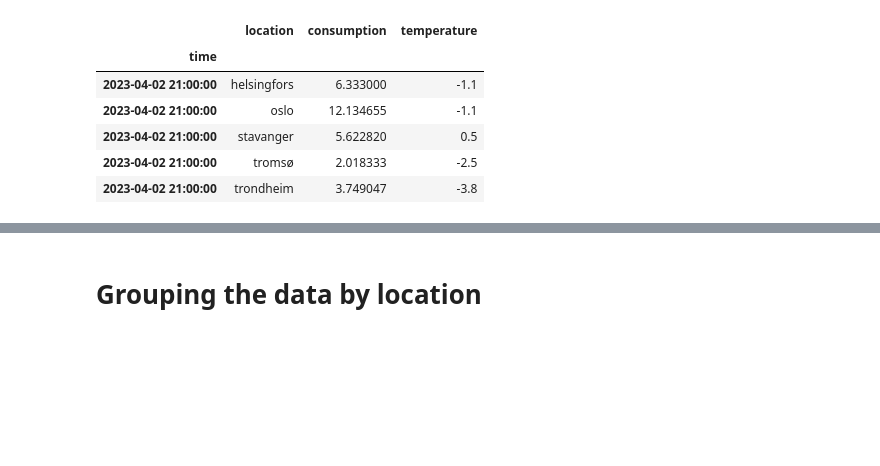
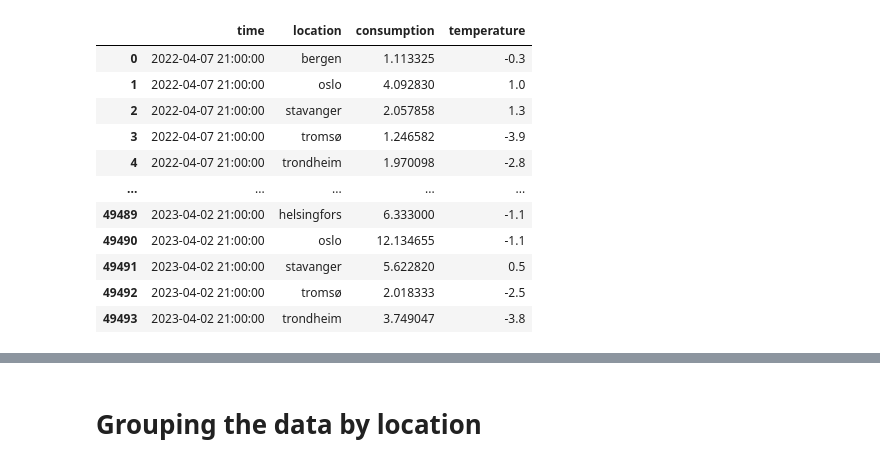
Before and after one commit to axelandreassen/ANEO_Data_Science, a Jupyter notebook: plots.ipynb, the cells around one changed output, grey strips where cells are left out. Drawn from its saved outputs; the diff is of its cells as text; code cells hidden in the pictures; blank space fills up the shorter version.

```diff
--- a/plots.ipynb
+++ b/plots.ipynb
@@ -15,17 +16,18 @@ import xgboost as xgb
 from sklearn.metrics import mean_absolute_error
 # %%
 data = pd.read_csv('/content/drive/MyDrive/AnvendtDS/consumption_temp.csv')
-data = data.set_index('time')
-
-data.tail()
-# %% [output]
-|  | location | consumption | temperature |
-| time |  |  |  |
-| 2023-04-02 21:00:00 | helsingfors | 6.333000 | -1.1 |
-| 2023-04-02 21:00:00 | oslo | 12.134655 | -1.1 |
-| 2023-04-02 21:00:00 | stavanger | 5.622820 | 0.5 |
-| 2023-04-02 21:00:00 | tromsø | 2.018333 | -2.5 |
-| 2023-04-02 21:00:00 | trondheim | 3.749047 | -3.8 |
 # %%
-data.index
+data
 # %% [output]
+|  | time | location | consumption | temperature |
+| 0 | 2022-04-07 21:00:00 | bergen | 1.113325 | -0.3 |
+| 1 | 2022-04-07 21:00:00 | oslo | 4.092830 | 1.0 |
+| 2 | 2022-04-07 21:00:00 | stavanger | 2.057858 | 1.3 |
+| 3 | 2022-04-07 21:00:00 | tromsø | 1.246582 | -3.9 |
+| 4 | 2022-04-07 21:00:00 | trondheim | 1.970098 | -2.8 |
+| ... | ... | ... | ... | ... |
+| 49489 | 2023-04-02 21:00:00 | helsingfors | 6.333000 | -1.1 |
+| 49490 | 2023-04-02 21:00:00 | oslo | 12.134655 | -1.1 |
+| 49491 | 2023-04-02 21:00:00 | stavanger | 5.622820 | 0.5 |
+| 49492 | 2023-04-02 21:00:00 | tromsø | 2.018333 | -2.5 |
+| 49493 | 2023-04-02 21:00:00 | trondheim | 3.749047 | -3.8 |
```
Also changed, not shown: parts of 6 cells of this notebook.
